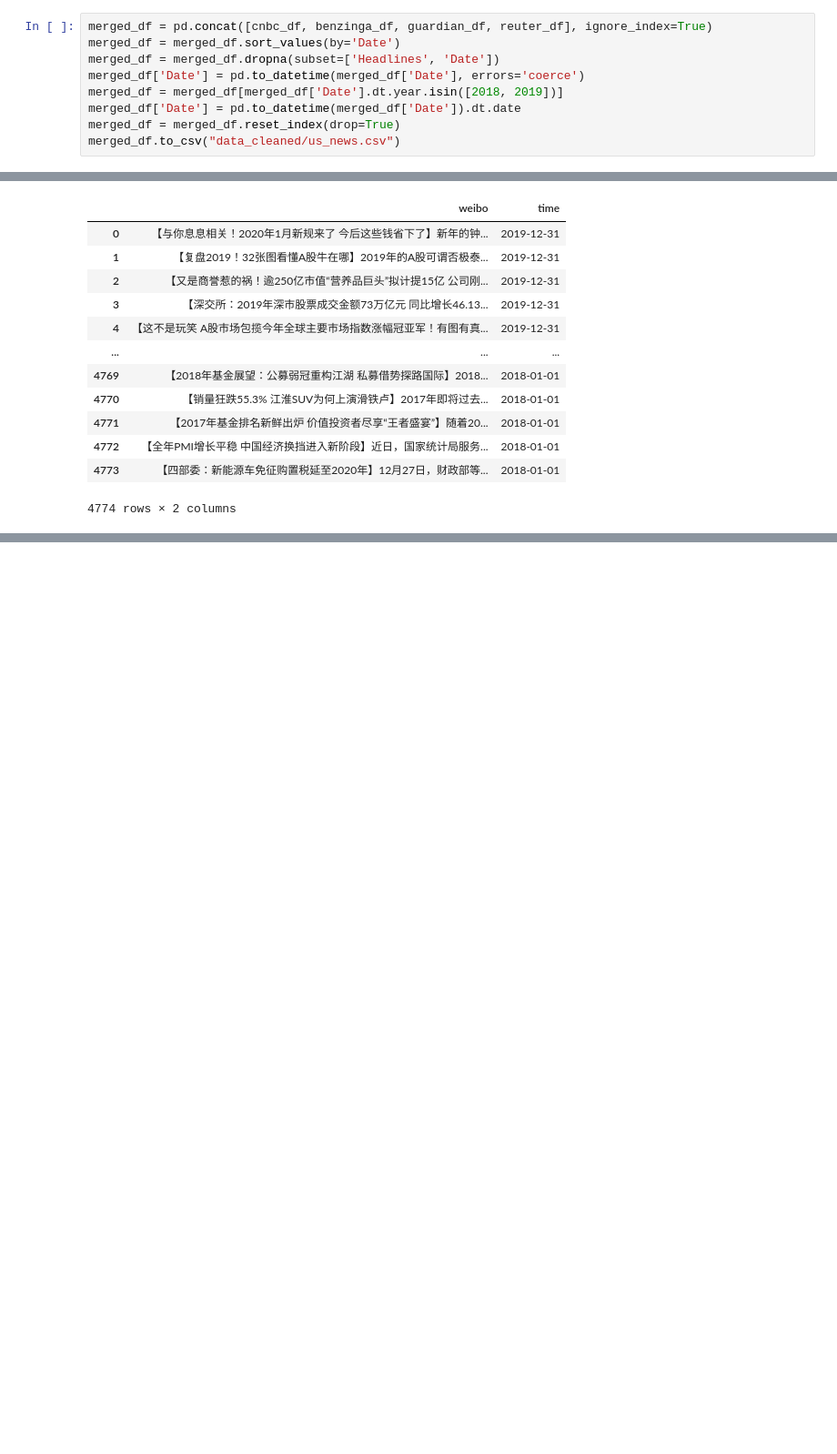
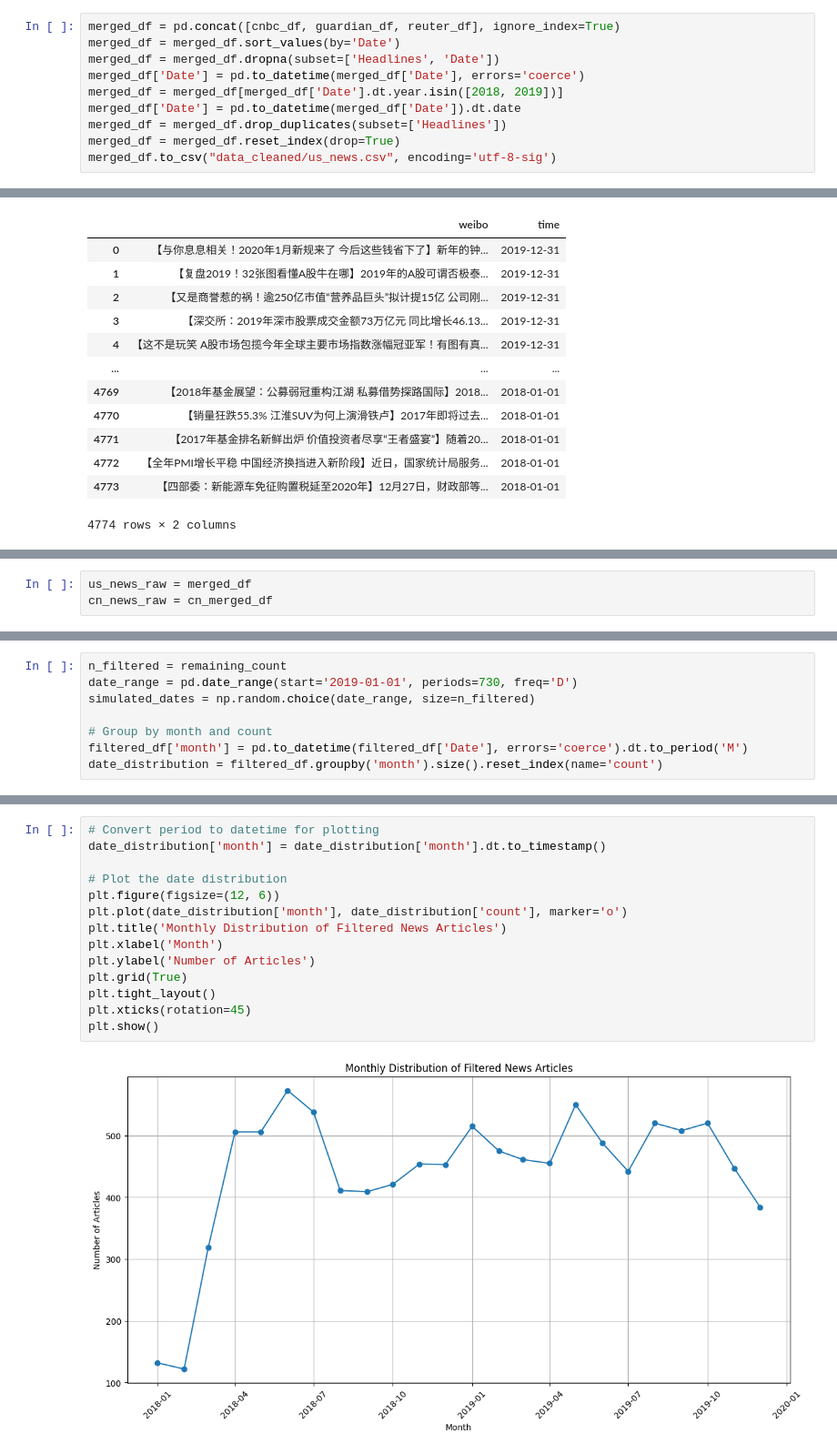
Before and after one commit to JANE-WANG-X/2025, a Jupyter notebook: data_cleaning.ipynb, the cells around one changed output, grey strips where cells are left out. Shown: that part at 91% size. Cells and saved outputs as stored; diff of their text form; blank space fills up the shorter version.

Commit message:
clean

```diff
--- a/data_cleaning.ipynb
+++ b/data_cleaning.ipynb
@@ -245,14 +248,15 @@ reuter_df
 # %%
 reuter_df.to_csv("data_cleaned/reuter.csv")
 # %%
-merged_df = pd.concat([cnbc_df, benzinga_df, guardian_df, reuter_df], ignore_index=True)
+merged_df = pd.concat([cnbc_df, guardian_df, reuter_df], ignore_index=True)
 merged_df = merged_df.sort_values(by='Date')
 merged_df = merged_df.dropna(subset=['Headlines', 'Date'])
 merged_df['Date'] = pd.to_datetime(merged_df['Date'], errors='coerce')
 merged_df = merged_df[merged_df['Date'].dt.year.isin([2018, 2019])]
 merged_df['Date'] = pd.to_datetime(merged_df['Date']).dt.date
+merged_df = merged_df.drop_duplicates(subset=['Headlines'])
 merged_df = merged_df.reset_index(drop=True)
-merged_df.to_csv("data_cleaned/us_news.csv")
+merged_df.to_csv("data_cleaned/us_news.csv", encoding='utf-8-sig')
 # %% [markdown]
 # CN news
 # %%
@@ -338,0 +412,3 @@ merged_df.to_csv("data_cleaned/china_news.csv")
+# %%
+us_news_raw = merged_df
+cn_news_raw = cn_merged_df
@@ -338,0 +482,8 @@ merged_df.to_csv("data_cleaned/china_news.csv")
+# %%
+n_filtered = remaining_count
+date_range = pd.date_range(start='2019-01-01', periods=730, freq='D')
+simulated_dates = np.random.choice(date_range, size=n_filtered)
+
+# Group by month and count
+filtered_df['month'] = pd.to_datetime(filtered_df['Date'], errors='coerce').dt.to_period('M')
+date_distribution = filtered_df.groupby('month').size().reset_index(name='count')
@@ -338,0 +496,16 @@ merged_df.to_csv("data_cleaned/china_news.csv")
+# %%
+# Convert period to datetime for plotting
+date_distribution['month'] = date_distribution['month'].dt.to_timestamp()
+
+# Plot the date distribution
+plt.figure(figsize=(12, 6))
+plt.plot(date_distribution['month'], date_distribution['count'], marker='o')
+plt.title('Monthly Distribution of Filtered News Articles')
+plt.xlabel('Month')
+plt.ylabel('Number of Articles')
+plt.grid(True)
+plt.tight_layout()
+plt.xticks(rotation=45)
+plt.show()
+# %% [output]
+[figure, added]
```
Also changed, not shown: parts of 17 cells of this notebook.
